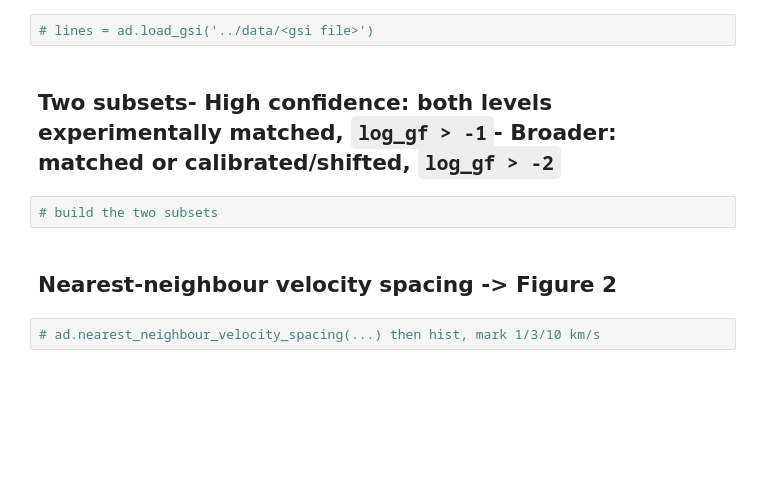
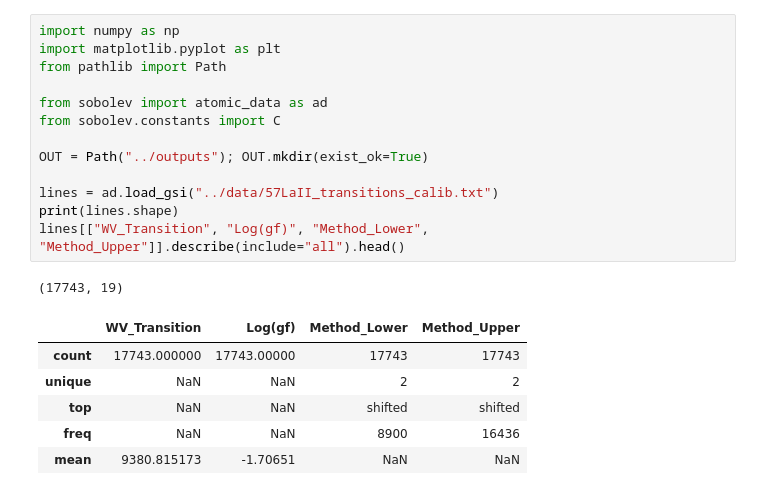
Before and after one commit to zhuygln/revisit_sobolev, a Jupyter notebook: notebooks/01_gsi_line_spacing.ipynb, the cells around one changed output. Drawn from its saved outputs; the diff is of its cells as text; blank space fills up the shorter version.

```diff
--- a/notebooks/01_gsi_line_spacing.ipynb
+++ b/notebooks/01_gsi_line_spacing.ipynb
@@ -7,10 +15,21 @@ import numpy as npimport matplotlib.pyplot as pltfrom sobolev import atomic_data
-# %%
-# lines = ad.load_gsi('../data/<gsi file>')
-# %% [markdown]
-## Two subsets- **High confidence:** both levels experimentally matched, `log_gf > -1`- **Broader:** matched or calibrated/shifted, `log_gf > -2`
-# %%
-# build the two subsets
-# %% [markdown]
-## Nearest-neighbour velocity spacing -> Figure 2
-# %%
-# ad.nearest_neighbour_velocity_spacing(...) then hist, mark 1/3/10 km/s
+# %%
+import numpy as np
+import matplotlib.pyplot as plt
+from pathlib import Path
+
+from sobolev import atomic_data as ad
+from sobolev.constants import C
+
+OUT = Path("../outputs"); OUT.mkdir(exist_ok=True)
+
+lines = ad.load_gsi("../data/57LaII_transitions_calib.txt")
+print(lines.shape)
+lines[["WV_Transition", "Log(gf)", "Method_Lower", "Method_Upper"]].describe(include="all").head()
+# %% [output]
+(17743, 19)
+|  | WV_Transition | Log(gf) | Method_Lower | Method_Upper |
+| count | 17743.000000 | 17743.00000 | 17743 | 17743 |
+| unique | NaN | NaN | 2 | 2 |
+| top | NaN | NaN | shifted | shifted |
+| freq | NaN | NaN | 8900 | 16436 |
+| mean | 9380.815173 | -1.70651 | NaN | NaN |
```
Also changed, not shown: parts of 8 cells of this notebook, 4 other files.
